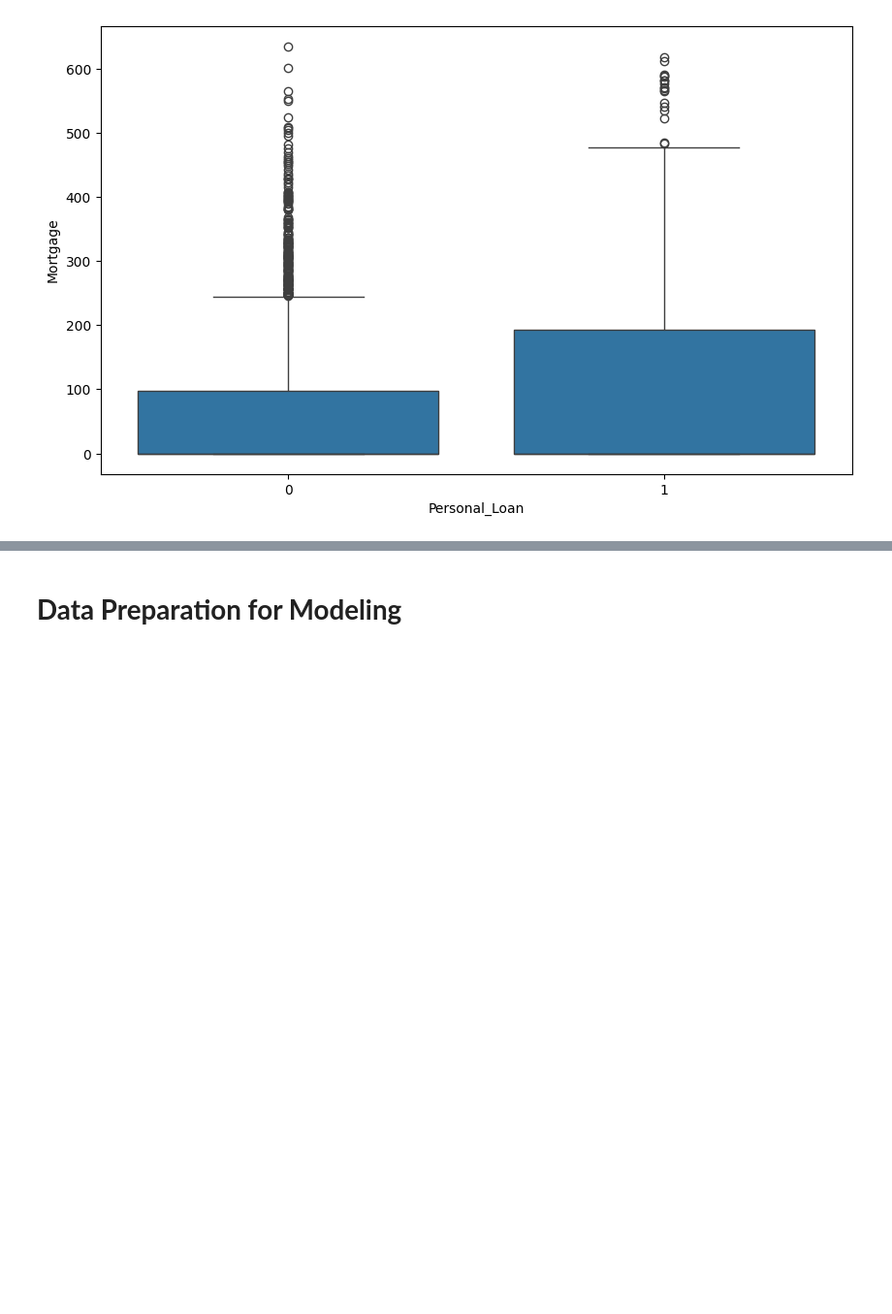
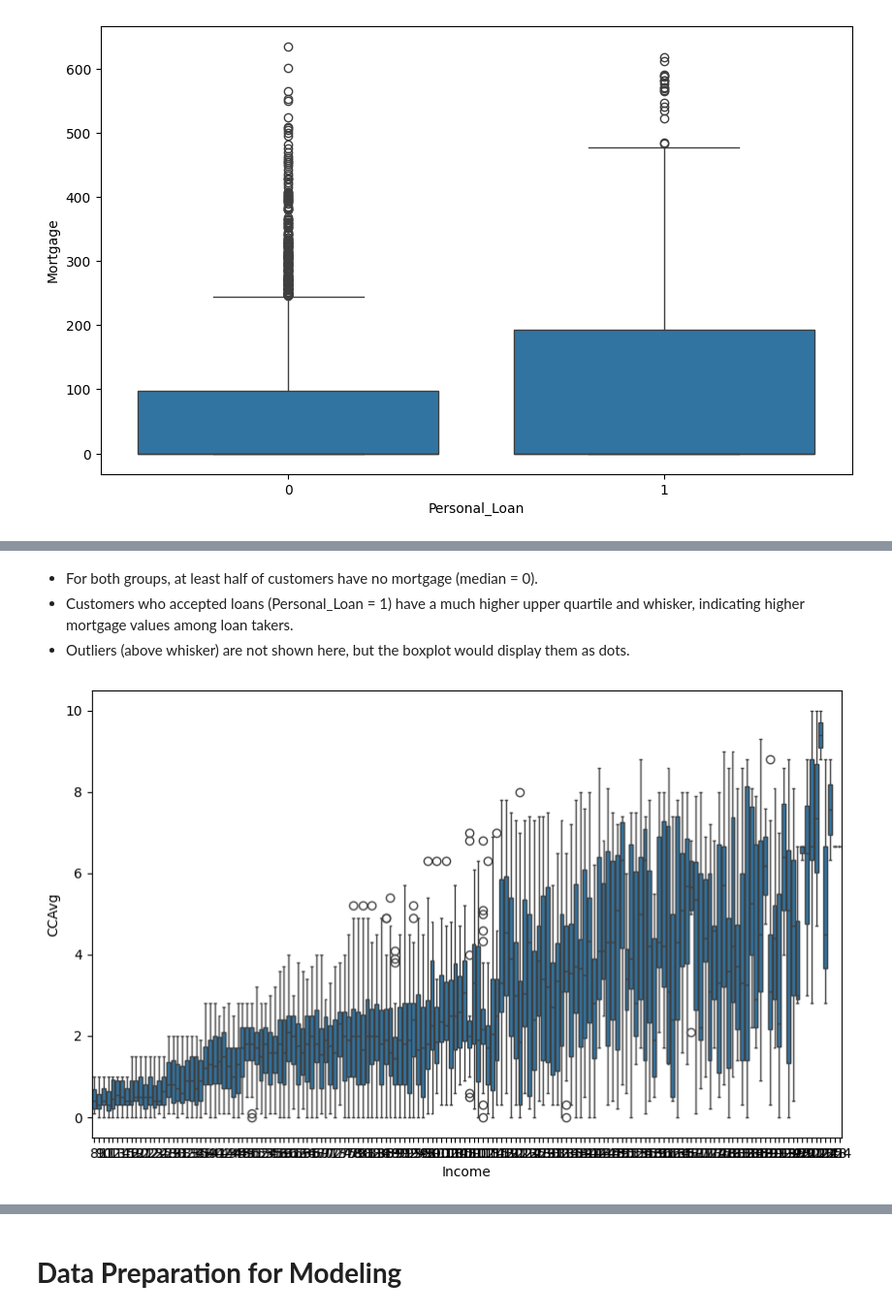
Before and after one commit to SaNgeeThaPanicker/PersonalLoan_DecisionTreeProject, a Jupyter notebook: Personal Loan Campaign Project_1.ipynb, the cells around one changed output, grey strips where cells are left out. Shown at 97% size. Drawn from its saved outputs; the diff is of its cells as text; code cells hidden in the pictures; blank space fills up the shorter version.

```diff
--- a/Personal Loan Campaign Project_1.ipynb
+++ b/Personal Loan Campaign Project_1.ipynb
@@ -621,0 +686,10 @@ sns.boxplot(data=data, x='Personal_Loan', y='Mortgage');
+# %% [markdown]
+* For both groups, at least half of customers have no mortgage (median = 0).
+* Customers who accepted loans (Personal_Loan = 1) have a much higher upper quartile and whisker, indicating higher mortgage values among loan takers.
+* Outliers (above whisker) are not shown here, but the boxplot would display them as dots.
+# %%
+# Income vs CCAvg (boxplot)
+plt.figure(figsize=(10, 6))
+sns.boxplot(data=data, x='Income', y='CCAvg');
+# %% [output]
+[figure, added]
```
Also changed, not shown: parts of 28 cells of this notebook.
